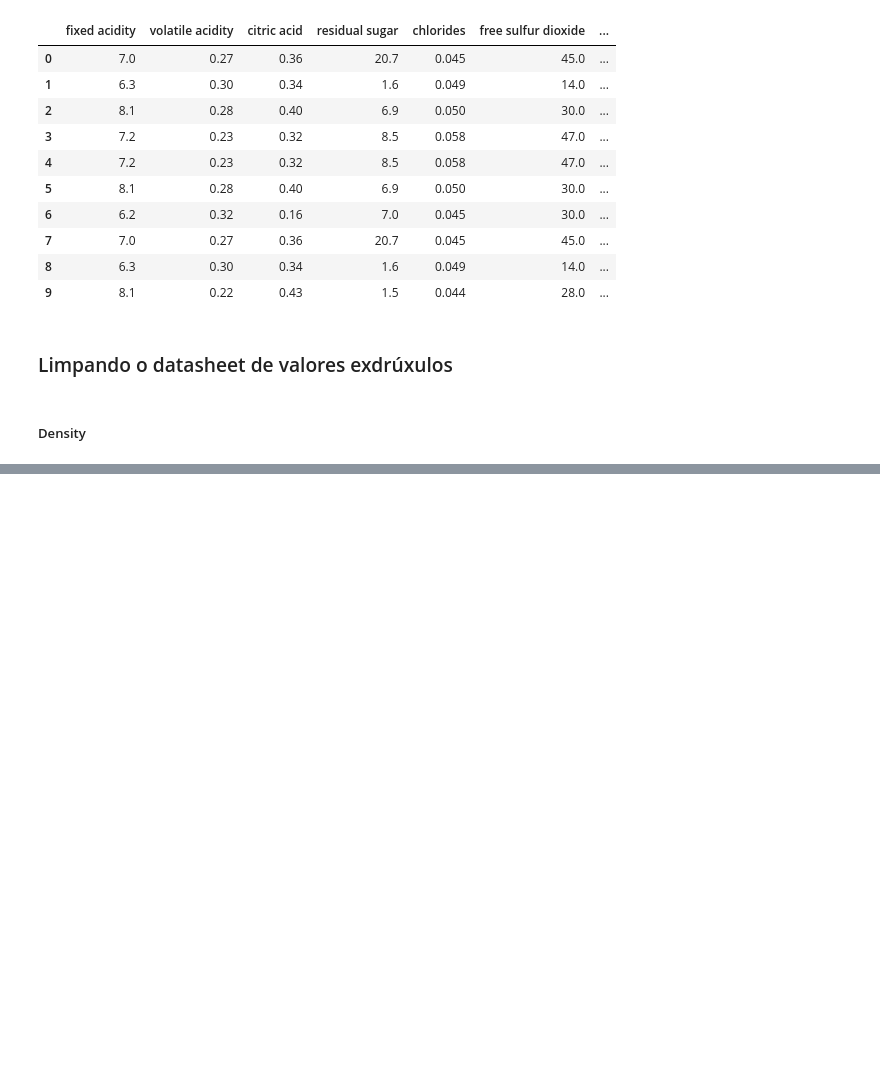
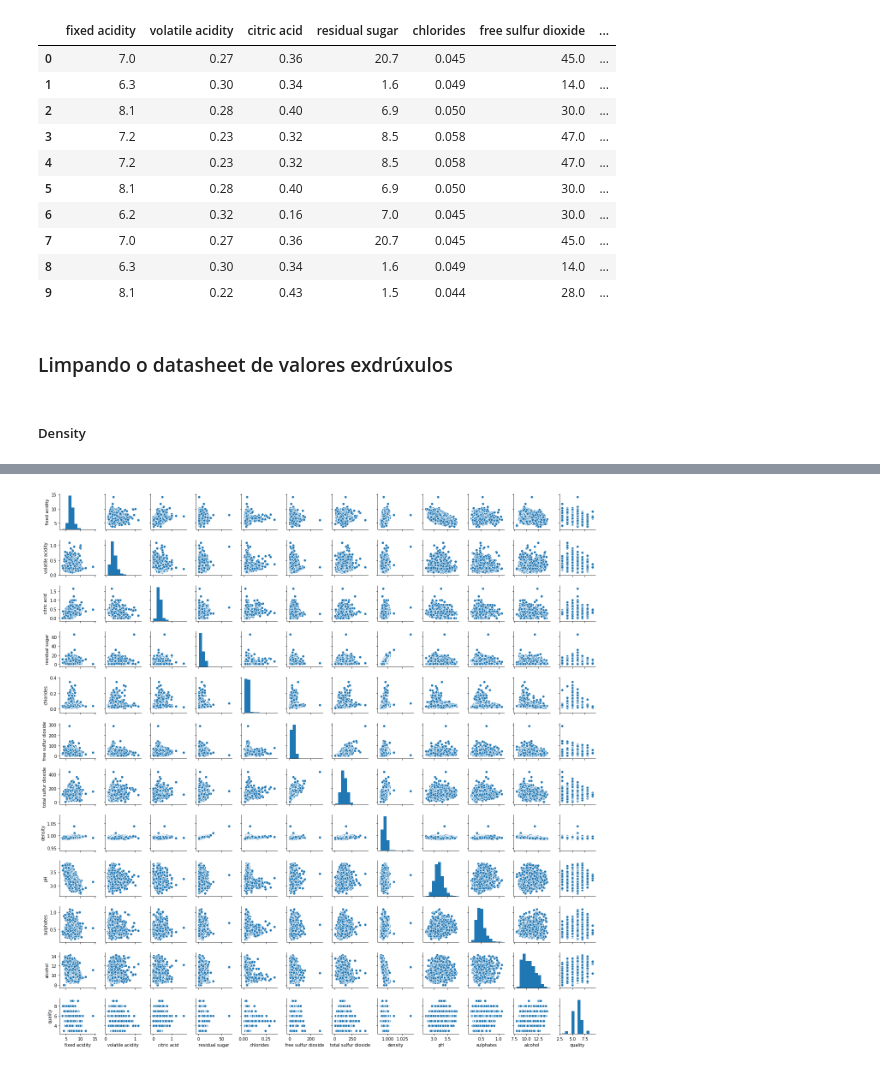
Before and after one commit to BarbosaGabriel1110/Projeto-2-CDADOS, a Jupyter notebook: Projeto 2 CDados.ipynb, the cells around one changed output, grey strips where cells are left out. Cells and saved outputs as stored; diff of their text form; code cells hidden in the pictures; blank space fills up the shorter version.

```diff
--- a/Projeto 2 CDados.ipynb
+++ b/Projeto 2 CDados.ipynb
@@ -76,2 +78,5 @@ dados.head(10)
 # %%
 #PODEMOS VER QUE FUNCIONOU PELA LINHA 7, QUE AGORA ESTÁ COMO 1.000, OU SEJA, 1.
+# %%
+dados1 = pd.read_csv('winequality-white.csv', sep=';')
+dados1
@@ -77,0 +124,5 @@ dados.head(10)
+# %%
+import seaborn as sns
+sns.pairplot(dados1, height=1.5);
+# %% [output]
+[figure, added]
```
Also changed, not shown: parts of 6 cells of this notebook, 2 other files.
